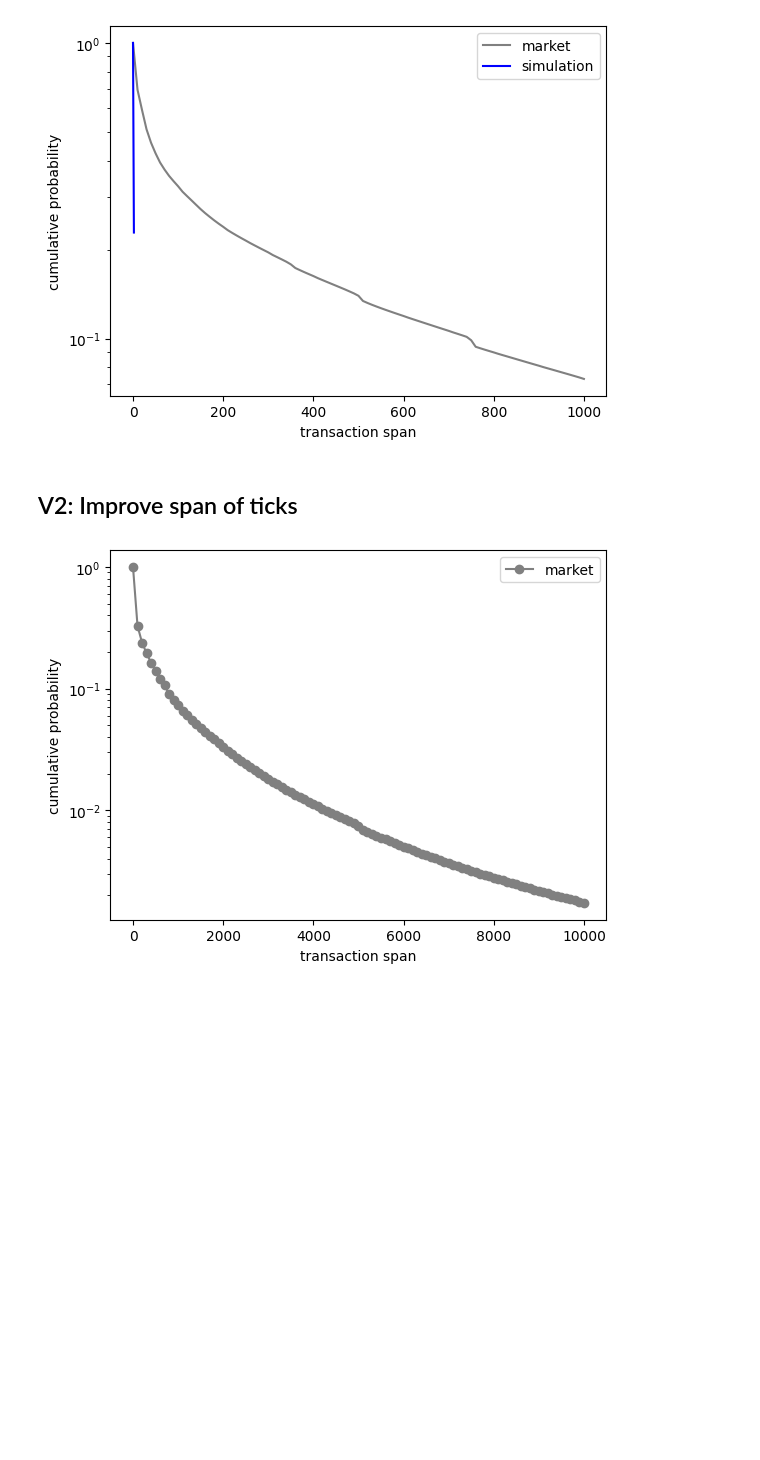
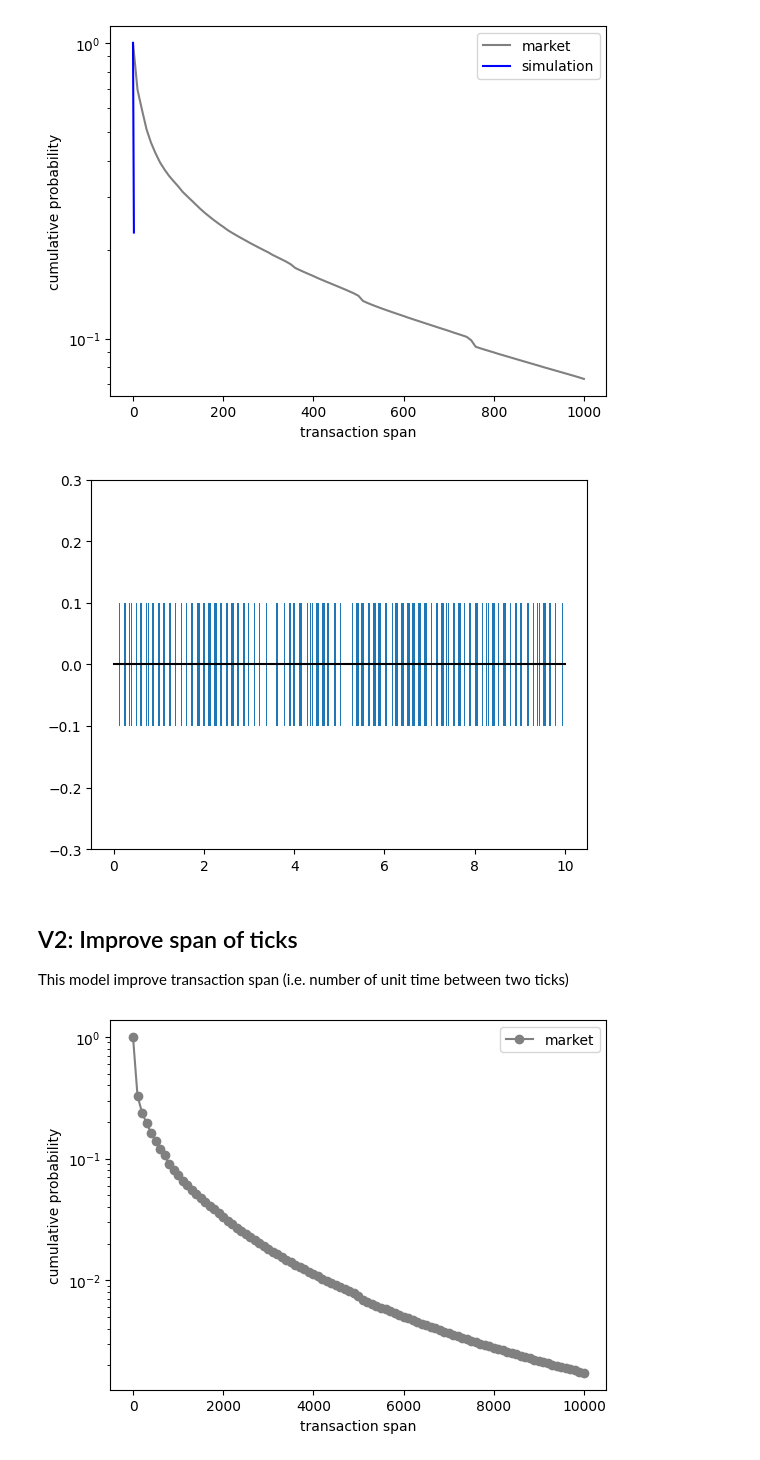
Before and after one commit to Naradice/stocknet_study, a Jupyter notebook: FeatureEngineering/AgentSimulation.ipynb, the cells around one changed output. Cells and saved outputs as stored; diff of their text form; code cells hidden in the pictures; blank space fills up the shorter version.

```diff
--- a/FeatureEngineering/AgentSimulation.ipynb
+++ b/FeatureEngineering/AgentSimulation.ipynb
@@ -280,8 +280,18 @@ plt.legend()
 plt.show()
 # %% [output]
 [figure]
+# %%
+# V2 will improve the transaction span.
+plt.bar(ticks, [0.2 for i in ticks], [0.0005 for i in ticks], [-0.1 for i in ticks])
+plt.plot([ticks[0], ticks[-1]], [0, 0], color="black")
+plt.ylim(-0.3, 0.3)
+plt.show()
+# %% [output]
+[figure, added]
 # %% [markdown]
 ## V2: Improve span of ticks
+
+This model improve transaction span (i.e. number of unit time between two ticks)
 # %%
 import numpy as np
 import pandas as pd
```
Also changed, not shown: parts of 8 cells of this notebook.
